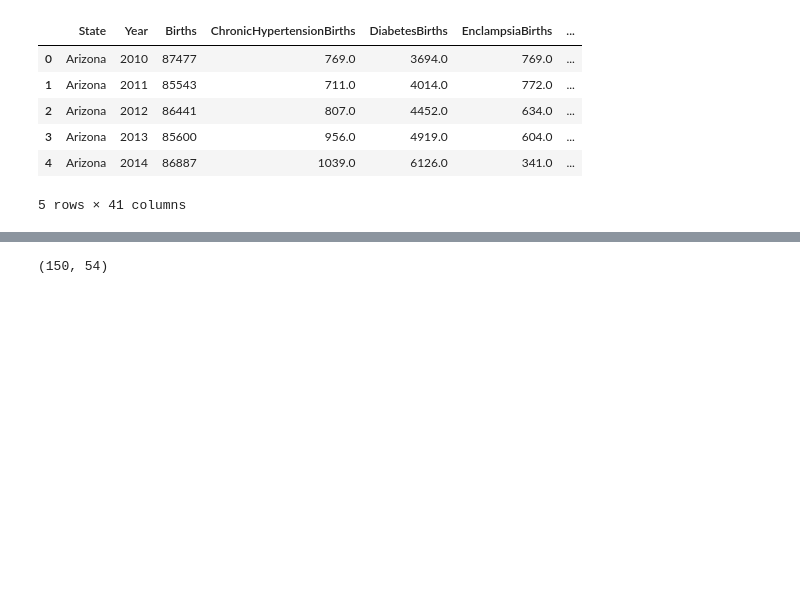
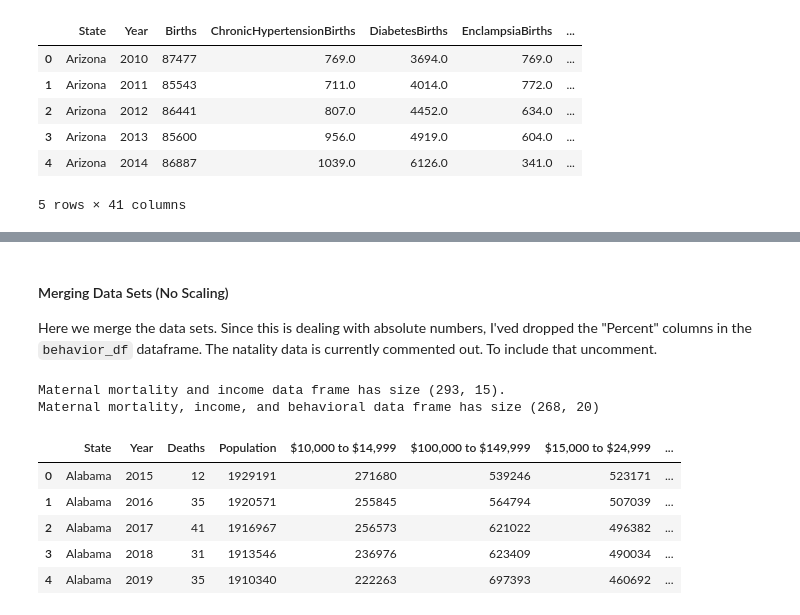
Before and after one commit to djclancy/maternal_mortality_US, a Jupyter notebook: data_manipulation/state_data_natality_income_HI.ipynb, the cells around one changed output, grey strips where cells are left out. Cells and saved outputs as stored; diff of their text form; code cells hidden in the pictures; blank space fills up the shorter version.

````diff
--- a/data_manipulation/state_data_natality_income_HI.ipynb
+++ b/data_manipulation/state_data_natality_income_HI.ipynb
@@ -67,6 +97,22 @@ natility_df.head()
+# %% [markdown]
+#### Merging Data Sets (No Scaling)
+
+Here we merge the data sets. Since this is dealing with absolute numbers, I'ved dropped the "Percent" columns in the ```behavior_df``` dataframe.
+The natality data is currently commented out. To include that uncomment.
 # %%
 merged_df = pd.merge(left = maternal_mortality_df, right = income_df, on = ["Year","State"], how = 'inner')
-merged_df = pd.merge(left = merged_df, right = natility_df, on = ["Year", "State"], how = 'inner')
-merged_df.shape
+print(f"Maternal mortality and income data frame has size {merged_df.shape}.")
+merged_df = pd.merge(left = merged_df, right = behavior_df[[c for c in behavior_df.columns if not "Percent" in c]], on =["Year", "State"], how = 'inner' )
+print(f'Maternal mortality, income, and behavioral data frame has size {merged_df.shape}')
+#merged_df = pd.merge(left = merged_df, right = natility_df, on = ["Year", "State"], how = 'inner')
+#print(f"Maternal mortality, income, behavioral, and natality data frame has size {merged_df.shape}.")
+merged_df.head()
 # %% [output]
-(150, 54)
+Maternal mortality and income data frame has size (293, 15).
+Maternal mortality, income, and behavioral data frame has size (268, 20)
+|  | State | Year | Deaths | Population | $10,000 to $14,999 | $100,000 to $149,999 | $15,000 to $24,999 | ... |
+| 0 | Alabama | 2015 | 12 | 1929191 | 271680 | 539246 | 523171 | ... |
+| 1 | Alabama | 2016 | 35 | 1920571 | 255845 | 564794 | 507039 | ... |
+| 2 | Alabama | 2017 | 41 | 1916967 | 256573 | 621022 | 496382 | ... |
+| 3 | Alabama | 2018 | 31 | 1913546 | 236976 | 623409 | 490034 | ... |
+| 4 | Alabama | 2019 | 35 | 1910340 | 222263 | 697393 | 460692 | ... |
````
Also changed, not shown: parts of 13 cells of this notebook.
